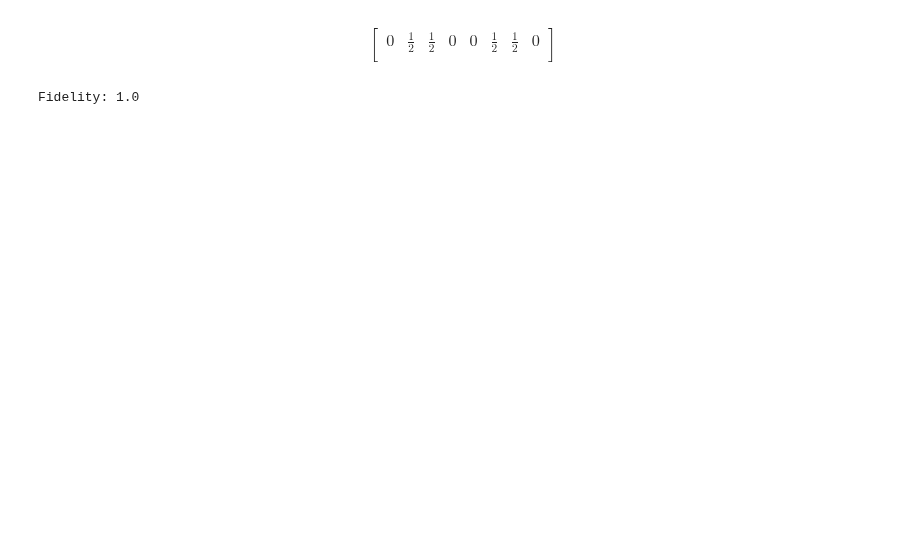
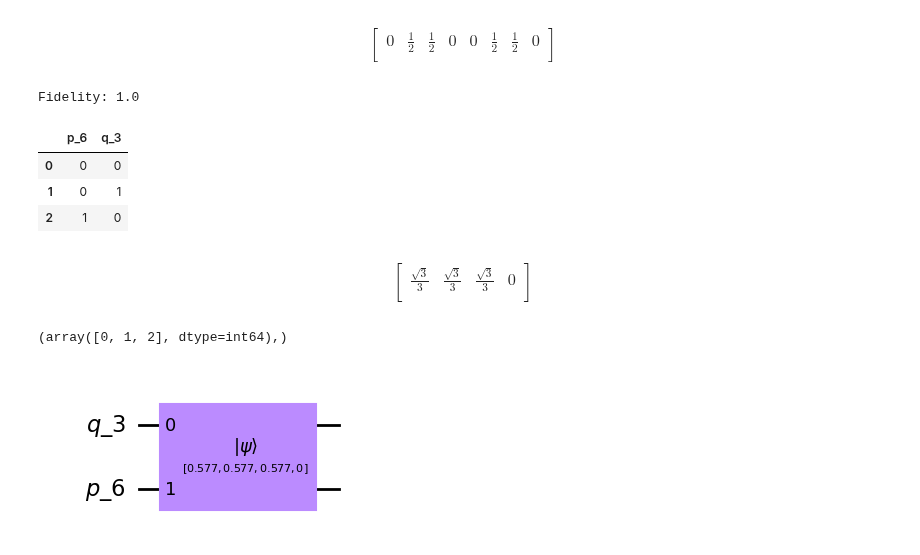
Before and after one commit to Mostafa-Atallah2020/func-qaoa-factorization, a Jupyter notebook: examples/Effective space for VQF clauses.ipynb, the cells around one changed output. Saved outputs shown, nothing was run; the diff lists cells and outputs as text; code cells hidden in the pictures; blank space fills up the shorter version.

```diff
--- a/examples/Effective space for VQF clauses.ipynb
+++ b/examples/Effective space for VQF clauses.ipynb
@@ -156,2 +176,40 @@ print(f"Fidelity: {fid}")
 # %% [output]
 Fidelity: 1.0
+# %%
+table = superposition_tables[1]
+display(table.table)
+# %% [output]
+|  | p_6 | q_3 |
+| 0 | 0 | 0 |
+| 1 | 0 | 1 |
+| 2 | 1 | 0 |
+# %%
+from qiskit.visualization import array_to_latex
+
+desired_state = table.get_init_state()
+array_to_latex(desired_state)
+# %% [output]
+$$
+\begin{bmatrix}
+\frac{\sqrt{3}}{3} & \frac{\sqrt{3}}{3} & \frac{\sqrt{3}}{3} & 0  \\
+ \end{bmatrix}
+$$
+# %%
+import numpy as np
+np.nonzero(desired_state)
+# %% [output]
+(array([0, 1, 2], dtype=int64),)
+# %%
+from qiskit import QuantumCircuit, QuantumRegister
+
+bits = list(table.table.columns)[::-1]
+
+q_regs = []
+for i in range(len(bits)):
+    q_regs.append(QuantumRegister(1, bits[i]))
+
+qc = QuantumCircuit(*q_regs)
+qc.initialize(desired_state, range(len(q_regs)))
+qc.draw(output='mpl')
+# %% [output]
+[figure, added]
```
Also changed, not shown: parts of 19 cells of this notebook.
